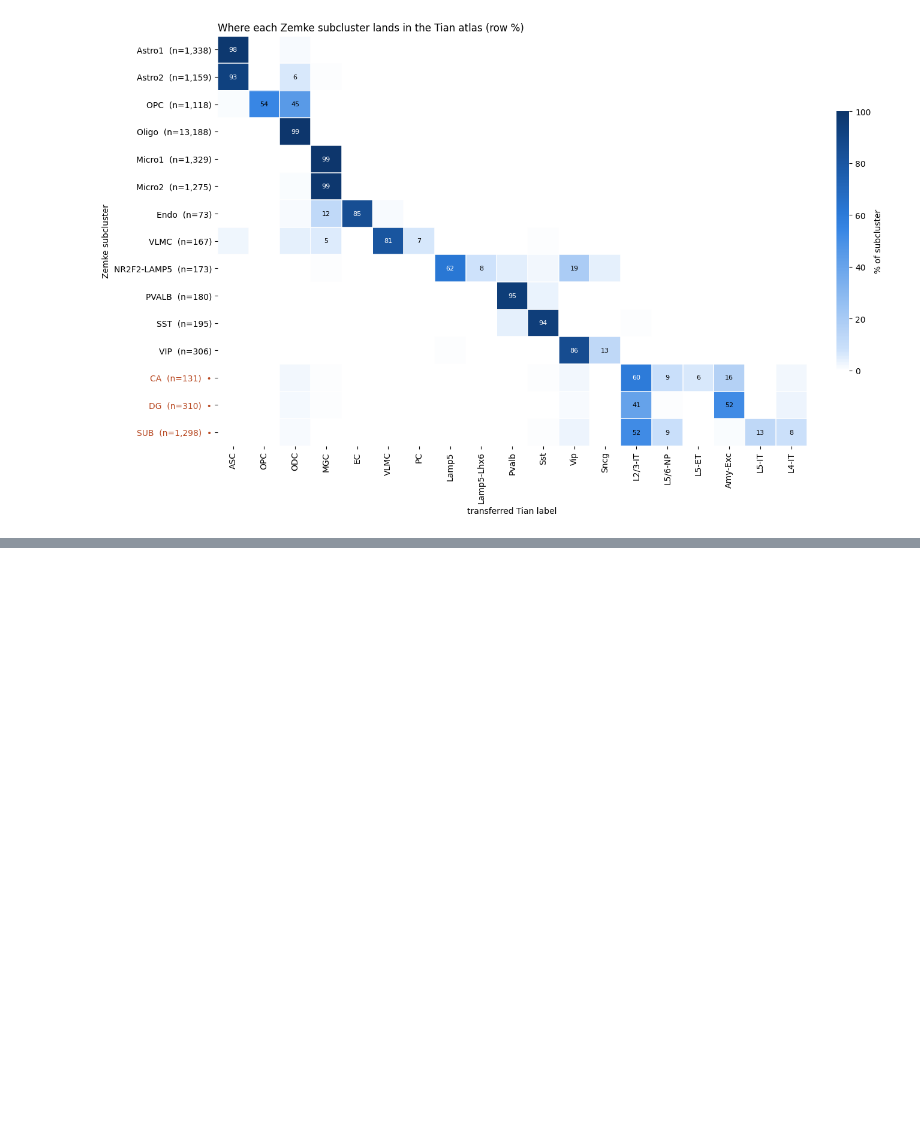
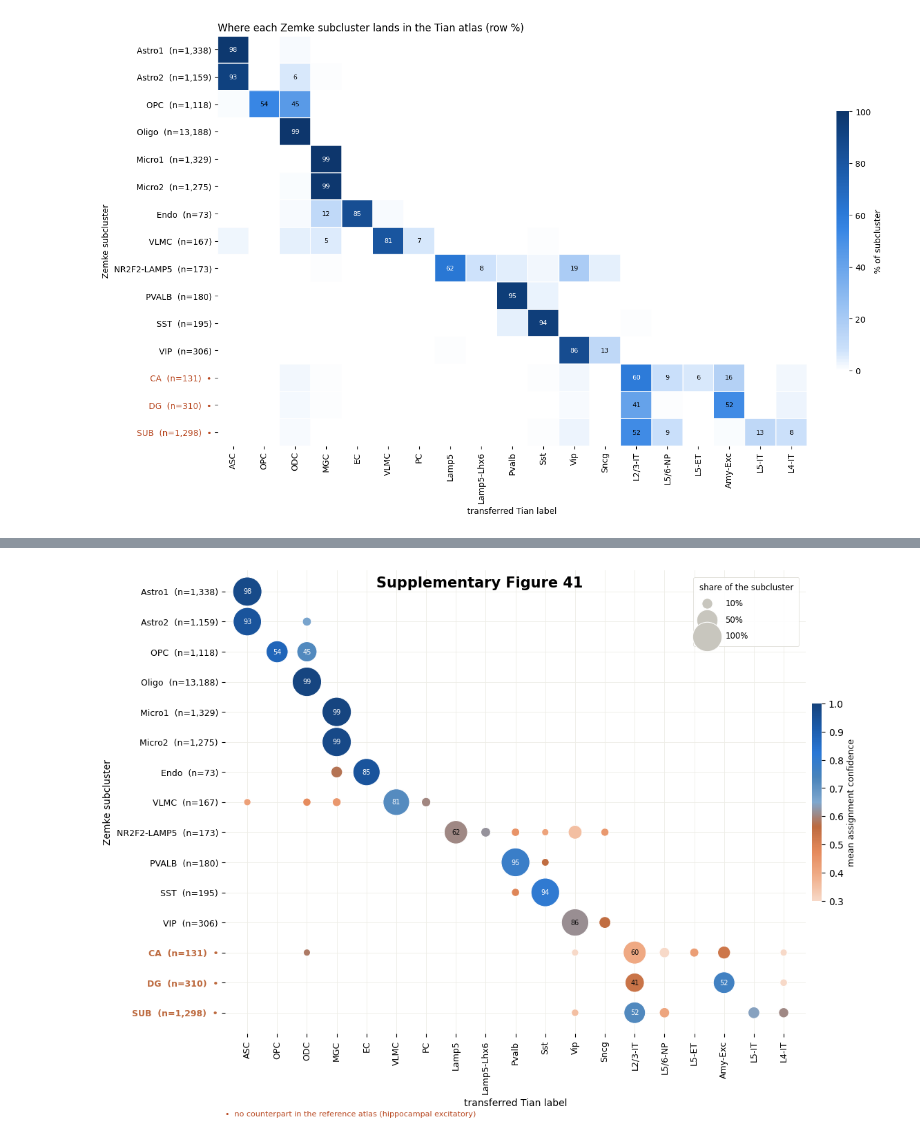
Before and after one commit to ay-lab/SpinMCIA, a Jupyter notebook: tutorials/RefMap_Joint_Zemke_Tian.ipynb, the cells around one changed output, grey strips where cells are left out. Cells and saved outputs as stored; diff of their text form; code cells hidden in the pictures; blank space fills up the shorter version.

Commit message:
adding Tian-Zemke RefMap Analysis for Supp Fig 41

```diff
--- a/tutorials/RefMap_Joint_Zemke_Tian.ipynb
+++ b/tutorials/RefMap_Joint_Zemke_Tian.ipynb
@@ -654,0 +661,88 @@ plt.show()
+# %%
+# Supplementary Figure 41 -- dot area = share, dot colour = mean confidence
+from matplotlib.colors import Normalize
+
+NOVEL = {"CA", "DG", "SUB"}
+ROW_GROUPS = ["Astro1", "Astro2", "OPC", "Oligo", "Micro1", "Micro2", "Endo", "VLMC",
+              "NR2F2-LAMP5", "PVALB", "SST", "VIP", "CA", "DG", "SUB"]
+MINSHARE, COLMIN = 0.02, 0.05
+CM_CONF = LinearSegmentedColormap.from_list("conf",
+    ["#f7d9c8", "#f0ae89", "#e58a5c", "#bd6a3f", "#7fa8cf", "#4a84bb",
+     "#2a78d6", "#1c5cab", "#15437c"])
+
+present = set(yq)
+qt = [t for t in ROW_GROUPS if t in present] + [t for t in sorted(present) if t not in ROW_GROUPS]
+cand = sorted(set(pred))
+share = np.zeros((len(qt), len(cand)))
+cmean = np.full((len(qt), len(cand)), np.nan)
+for i, a in enumerate(qt):
+    m = yq == a
+    for j, b in enumerate(cand):
+        sel = m & (pred == b)
+        if sel.any():
+            share[i, j] = sel.sum() / m.sum()
+            cmean[i, j] = conf_w[sel].mean()
+
+kj = [j for j in range(len(cand)) if share[:, j].max() >= COLMIN]
+kj.sort(key=lambda j: (int(np.argmax(share[:, j])), -float(share[:, j].max())))
+keep = [cand[j] for j in kj]
+M, CMx = share[:, kj], cmean[:, kj]
+
+fig = plt.figure(figsize=(11.0, 8.0), constrained_layout=True)
+fig.suptitle("Supplementary Figure 41", fontsize=15, fontweight="bold", y=0.985)
+ax = fig.add_subplot(111)
+ypos = np.arange(len(qt))[::-1]
+norm = Normalize(0.3, 1.0)
+
+xs, ys, ss, cs = [], [], [], []
+for i, y in enumerate(ypos):
+    for j in range(len(keep)):
+        if M[i, j] >= MINSHARE:
+            xs.append(j); ys.append(y); ss.append(34 + M[i, j] * 900); cs.append(CMx[i, j])
+im = ax.scatter(xs, ys, s=ss, c=cs, cmap=CM_CONF, norm=norm,
+                edgecolors="#ffffff", linewidths=0.8, zorder=3)
+for i, y in enumerate(ypos):
+    for j in range(len(keep)):
+        if M[i, j] >= 0.30:
+            ax.text(j, y, f"{M[i, j]*100:.0f}", ha="center", va="center", fontsize=7,
+                    zorder=4, color="#ffffff" if norm(CMx[i, j]) > 0.55 else "#0b0b0b")
+
+ax.set_xticks(range(len(keep))); ax.set_xticklabels(keep, rotation=90, fontsize=9)
+ax.set_yticks(ypos)
+ax.set_yticklabels([f"{t}  (n={int((yq==t).sum()):,})" + ("  •" if t in NOVEL else "")
+                    for t in qt], fontsize=9)
+for i, t in enumerate(qt):
+    if t in NOVEL:
+        ax.get_yticklabels()[i].set_color("#bd6a3f")
+        ax.get_yticklabels()[i].set_fontweight("bold")
+ax.set_xlabel("transferred Tian label", fontsize=10)
+ax.set_ylabel("Zemke subcluster", fontsize=10)
+ax.set_xlim(-0.75, len(keep) - 0.25); ax.set_ylim(-0.7, len(qt) - 0.3)
+ax.grid(color="#eeede7", lw=0.6, zorder=0); ax.set_axisbelow(True)
+for sp in ax.spines.values():
+    sp.set_visible(False)
+
+cb = fig.colorbar(im, ax=ax, fraction=0.017, pad=0.010)
+cb.set_label("mean assignment confidence", fontsize=9); cb.outline.set_visible(False)
+for frac, lab in ((0.10, "10%"), (0.50, "50%"), (1.00, "100%")):
+    ax.scatter([], [], s=34 + frac * 900, c="#c8c6be", edgecolors="#ffffff",
+               linewidths=0.8, label=lab)
+lg = ax.legend(loc="upper right", bbox_to_anchor=(0.995, 0.995), ncol=1, frameon=True,
+               framealpha=0.92, edgecolor="#dcdbd4", fontsize=8.5,
+               title="share of the subcluster", title_fontsize=8.5,
+               handletextpad=1.2, labelspacing=0.9, borderpad=0.7)
+lg.get_frame().set_linewidth(0.6); lg._legend_box.align = "left"
+ax.text(0.0, -0.165, "•  no counterpart in the reference atlas (hippocampal excitatory)",
+        transform=ax.transAxes, fontsize=8, color="#b84821", ha="left", va="top")
+
+fig.savefig(os.path.join(CACHE_DIR, "SuppFig41_dotmatrix.pdf"), dpi=400)
+plt.show()
+
+print("top assignment per subcluster, with the confidence behind it\n")
+print(f"{'subcluster':14s} {'top label':14s} {'share':>7s} {'mean conf':>10s}")
+for i, t in enumerate(qt):
+    j = int(np.argmax(M[i]))
+    print(f"{t:14s} {keep[j]:14s} {M[i, j]*100:6.0f}% {CMx[i, j]:10.3f}"
+          + ("   <- no counterpart" if t in NOVEL else ""))
+# %% [output]
+[figure, added]
```
Also changed, not shown: parts of 7 cells of this notebook, 1 other file.
